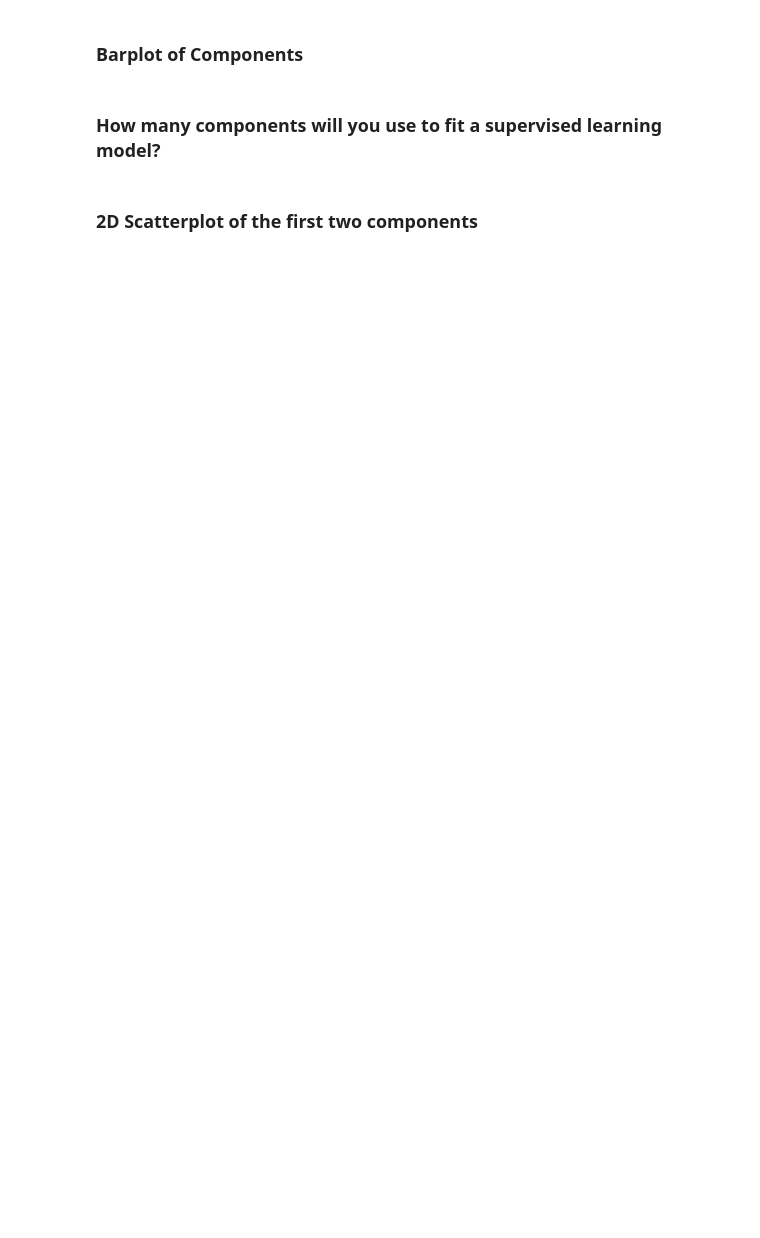
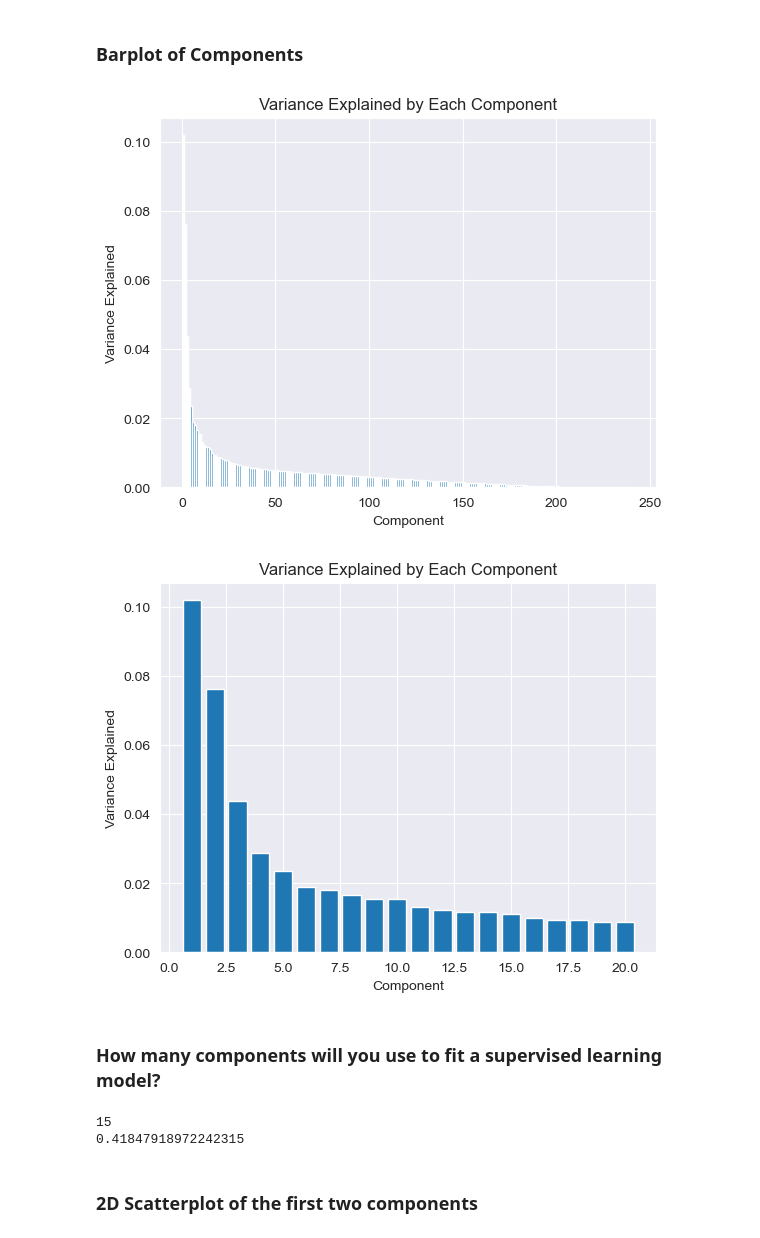
Before and after one commit to simrankaur46/Computational-Social-Science-Projects, a Jupyter notebook: Project 4/Project 4 Students.ipynb, the cells around one changed output. Drawn from its saved outputs; the diff is of its cells as text; code cells hidden in the pictures; blank space fills up the shorter version.

```diff
--- a/Project 4/Project 4 Students.ipynb
+++ b/Project 4/Project 4 Students.ipynb
@@ -123,2 +143,19 @@ PCA()
+# %%
+fig, ax = plt.subplots()
+ax.bar(range(1, 242), explained_variance[:242])
+ax.set(xlabel='Component',
+       ylabel='Variance Explained')
+ax.set_title('Variance Explained by Each Component')
+plt.show()
+
+fig, ax = plt.subplots()
+ax.bar(range(1, 21), explained_variance[:20])
+ax.set(xlabel='Component',
+       ylabel='Variance Explained')
+ax.set_title('Variance Explained by Each Component')
+plt.show()
+# %% [output]
+[figure, added]
+[figure, added]
 # %% [markdown]
 ### How many components will you use to fit a supervised learning model?
@@ -127,2 +162,12 @@ PCA()
+# %%
+n_components_model = 15
+pca_model = PCA(n_components=n_components_model)
+X_pca_model = pca_model.fit_transform(nhanes_scaled)
+
+print(n_components_model)
+print(pca_model.explained_variance_ratio_.sum())
+# %% [output]
+15
+0.41847918972242315
 # %% [markdown]
 ### 2D Scatterplot of the first two components
```
Also changed, not shown: parts of 21 cells of this notebook.
